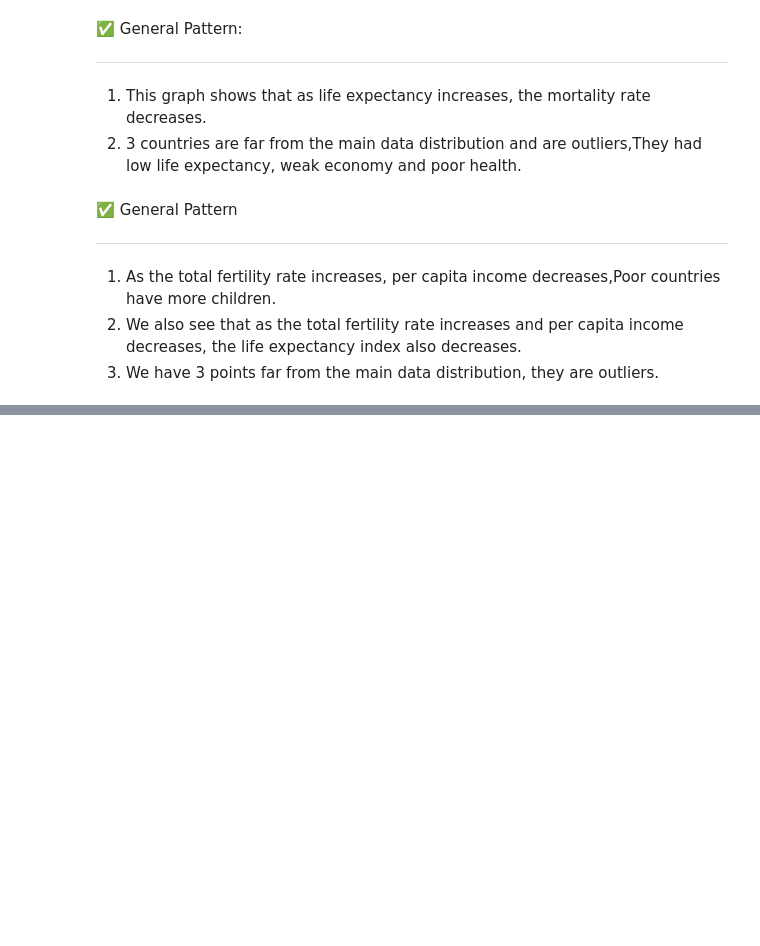
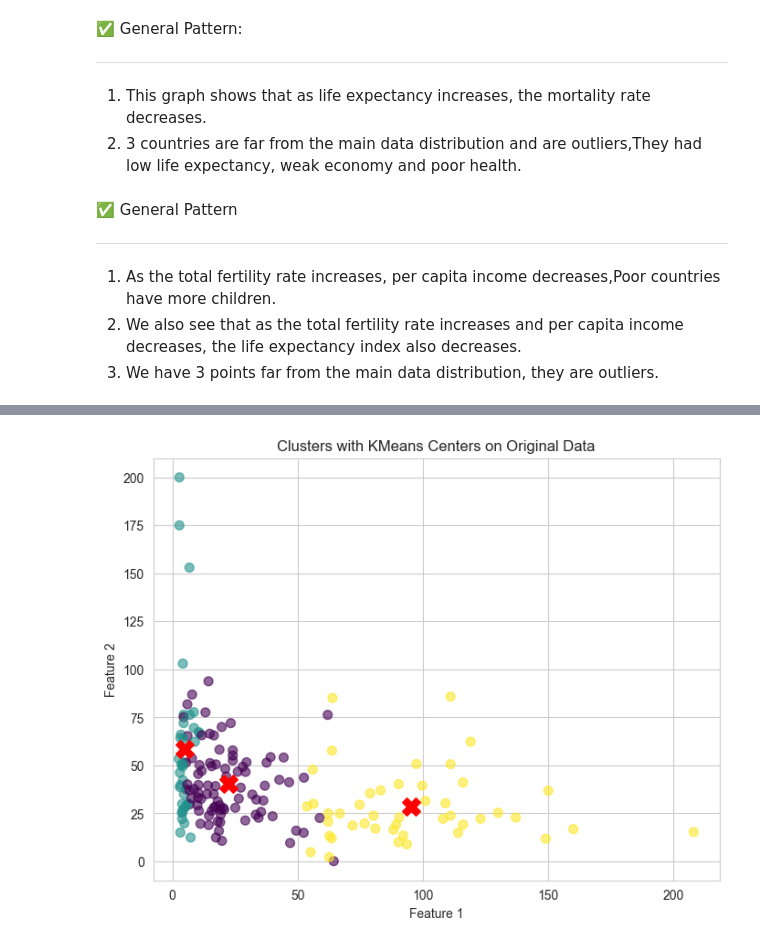
Before and after one commit to HosseinHeydari2004/pca-ml-project, a Jupyter notebook: pca.ipynb, the cells around one changed output, grey strips where cells are left out. Cells and saved outputs as stored; diff of their text form; code cells hidden in the pictures; blank space fills up the shorter version.

```diff
--- a/pca.ipynb
+++ b/pca.ipynb
@@ -385,0 +472,8 @@ fig.show()
+# %%
+x = df.drop(columns="country")
+# %%
+pipeline = Pipeline([
+    ('scaler', StandardScaler()),
+    ('pca', PCA()),
+    ('kmeans', KMeans(random_state=42))
+])
@@ -385,0 +544,23 @@ fig.show()
+# %%
+from sklearn.preprocessing import StandardScaler
+from sklearn.cluster import KMeans
+
+scaler = StandardScaler()
+X_scaled = scaler.fit_transform(x)
+
+kmeans = KMeans(n_clusters=3, random_state=42)
+kmeans.fit(X_scaled)
+
+labels = kmeans.labels_
+centers_real = scaler.inverse_transform(kmeans.cluster_centers_)
+
+
+plt.figure(figsize=(8,6))
+plt.scatter(x.iloc[:,0], x.iloc[:,1], c=labels, cmap='viridis', s=50, alpha=0.6)
+plt.scatter(centers_real[:,0], centers_real[:,1], c='red', s=200, marker='X')
+plt.xlabel("Feature 1")
+plt.ylabel("Feature 2")
+plt.title("Clusters with KMeans Centers on Original Data")
+plt.show()
+# %% [output]
+[figure, added]
```
Also changed, not shown: parts of 17 cells of this notebook.
